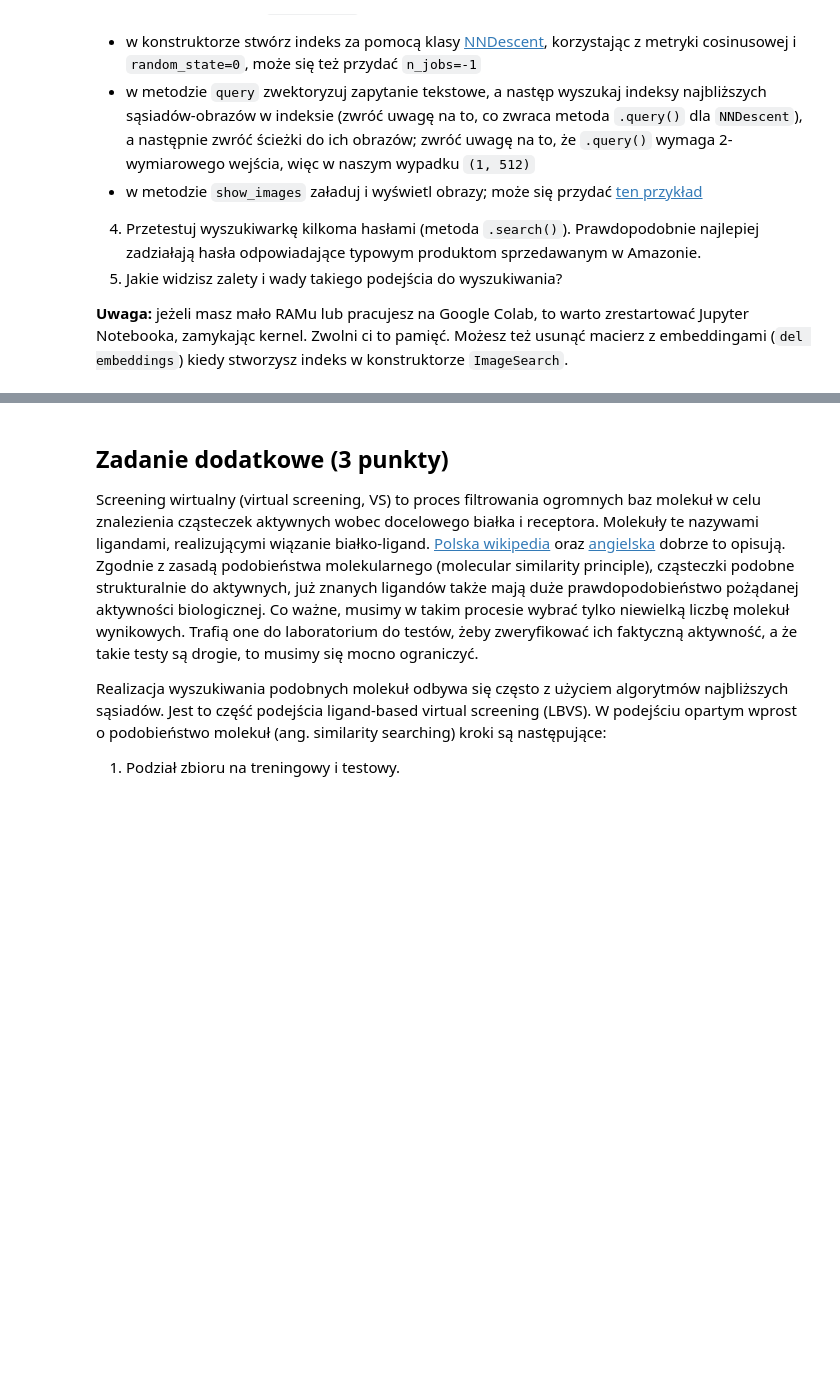
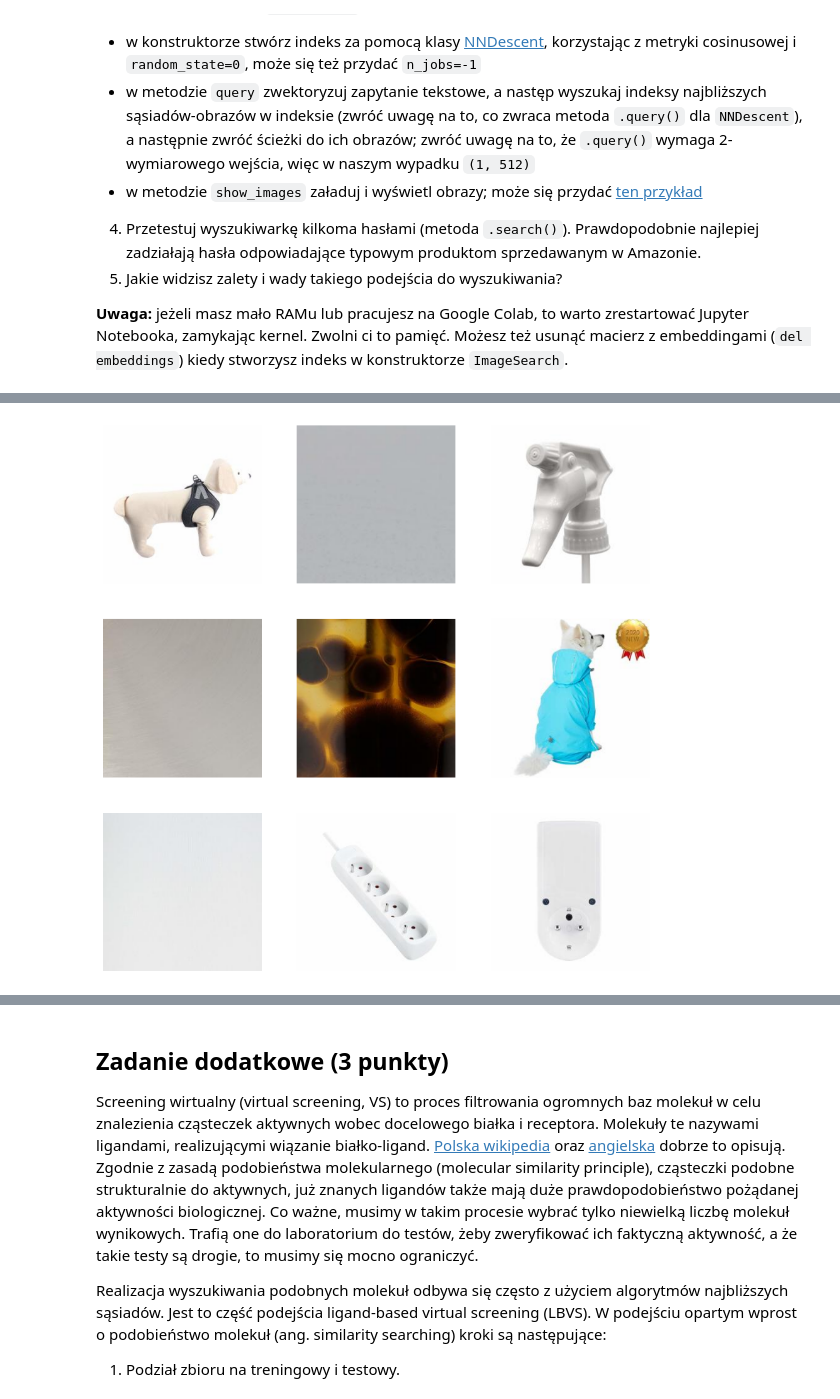
Before and after one commit to wiktorperczak/podstawy-uczenia-maszynowego-24-25, a Jupyter notebook: lab2/notebook.ipynb, the cells around one changed output, grey strips where cells are left out. Drawn from its saved outputs; the diff is of its cells as text; code cells hidden in the pictures; blank space fills up the shorter version.

```diff
--- a/lab2/notebook.ipynb
+++ b/lab2/notebook.ipynb
@@ -725,0 +857,4 @@ image_search.search("blue pillow")
+# %%
+image_search.search("polar bear")
+# %% [output]
+[figure, added]
```
Also changed, not shown: parts of 14 cells of this notebook.
